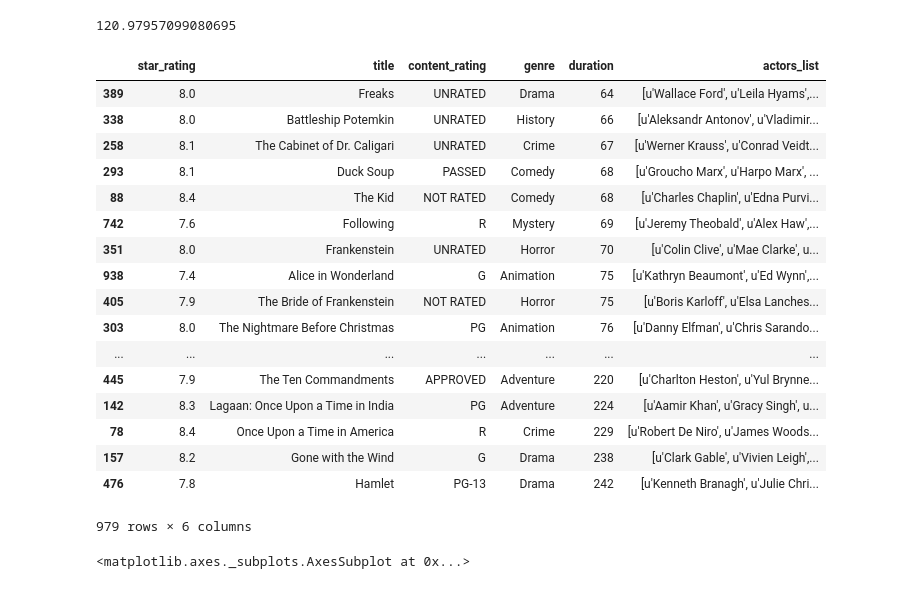
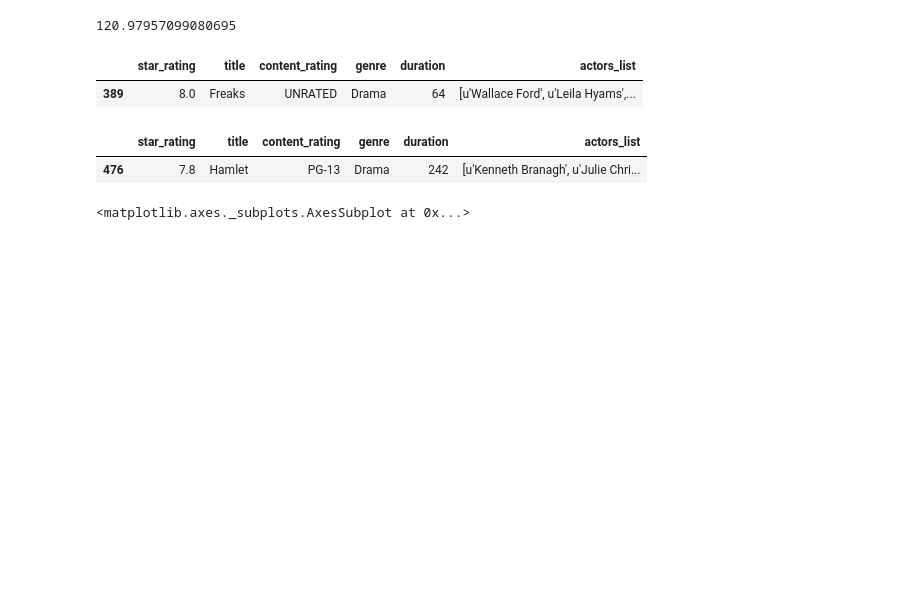
Before and after one commit to pshanthi1980/GA-Projects, a Jupyter notebook: unit-2_project/imdb.ipynb, the cells around one changed output. Drawn from its saved outputs; the diff is of its cells as text; code cells hidden in the pictures; blank space fills up the shorter version.

```diff
--- a/unit-2_project/imdb.ipynb
+++ b/unit-2_project/imdb.ipynb
@@ -64,26 +64,15 @@ movies.duration.mean()
 #### Sort the DataFrame by duration to find the shortest and longest movies.
 # %%
 # Answer:
-movies.sort_values('duration')
+movies.sort_values('duration').head(1)
 # %% [output]
 |  | star_rating | title | content_rating | genre | duration | actors_list |
 | 389 | 8.0 | Freaks | UNRATED | Drama | 64 | [u'Wallace Ford', u'Leila Hyams',... |
-| 338 | 8.0 | Battleship Potemkin | UNRATED | History | 66 | [u'Aleksandr Antonov', u'Vladimir... |
-| 258 | 8.1 | The Cabinet of Dr. Caligari | UNRATED | Crime | 67 | [u'Werner Krauss', u'Conrad Veidt... |
-| 293 | 8.1 | Duck Soup | PASSED | Comedy | 68 | [u'Groucho Marx', u'Harpo Marx', ... |
-| 88 | 8.4 | The Kid | NOT RATED | Comedy | 68 | [u'Charles Chaplin', u'Edna Purvi... |
-| 742 | 7.6 | Following | R | Mystery | 69 | [u'Jeremy Theobald', u'Alex Haw',... |
-| 351 | 8.0 | Frankenstein | UNRATED | Horror | 70 | [u'Colin Clive', u'Mae Clarke', u... |
-| 938 | 7.4 | Alice in Wonderland | G | Animation | 75 | [u'Kathryn Beaumont', u'Ed Wynn',... |
-| 405 | 7.9 | The Bride of Frankenstein | NOT RATED | Horror | 75 | [u'Boris Karloff', u'Elsa Lanches... |
-| 303 | 8.0 | The Nightmare Before Christmas | PG | Animation | 76 | [u'Danny Elfman', u'Chris Sarando... |
-| ... | ... | ... | ... | ... | ... | ... |
-| 445 | 7.9 | The Ten Commandments | APPROVED | Adventure | 220 | [u'Charlton Heston', u'Yul Brynne... |
-| 142 | 8.3 | Lagaan: Once Upon a Time in India | PG | Adventure | 224 | [u'Aamir Khan', u'Gracy Singh', u... |
-| 78 | 8.4 | Once Upon a Time in America | R | Crime | 229 | [u'Robert De Niro', u'James Woods... |
-| 157 | 8.2 | Gone with the Wind | G | Drama | 238 | [u'Clark Gable', u'Vivien Leigh',... |
-| 476 | 7.8 | Hamlet | PG-13 | Drama | 242 | [u'Kenneth Branagh', u'Julie Chri... |
-979 rows × 6 columns
+# %%
+movies.sort_values('duration').tail(1)
+# %% [output]
+|  | star_rating | title | content_rating | genre | duration | actors_list |
+| 476 | 7.8 | Hamlet | PG-13 | Drama | 242 | [u'Kenneth Branagh', u'Julie Chri... |
 # %%
 #### Create a histogram of duration, choosing an "appropriate" number of bins.
 #This histogram tells us that most of the movies have the duration of 100–125 minutes
```
Also changed, not shown: parts of 18 cells of this notebook, 14 other files.
